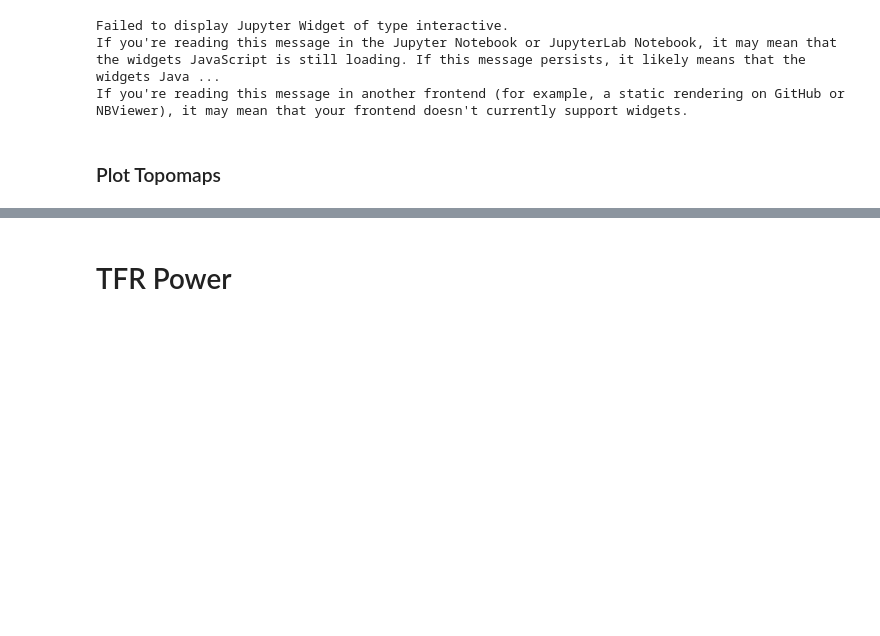
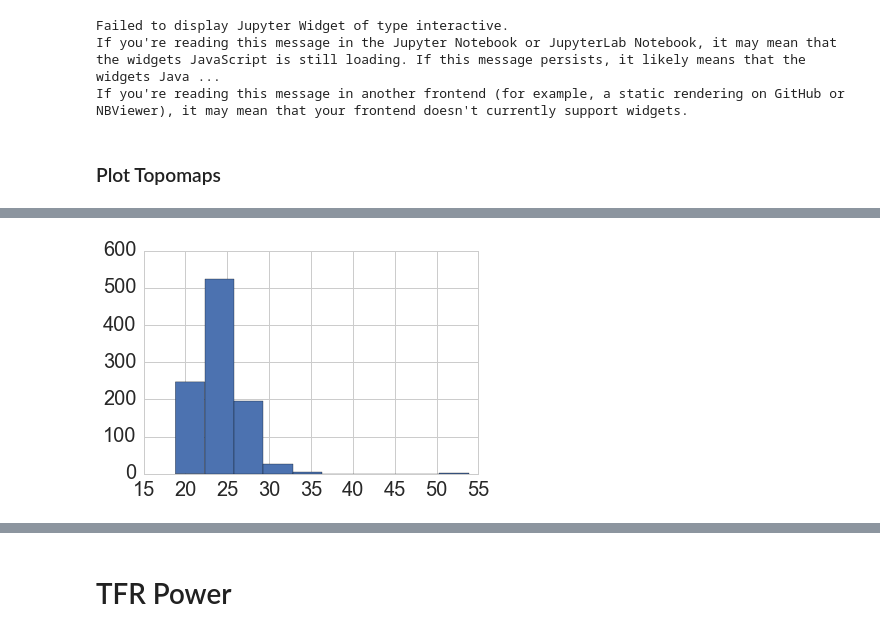
Before and after one commit to mghneurotherapeutics/msit, a Jupyter notebook: notebooks/02-eeg_sensor_analysis.ipynb, the cells around one changed output, grey strips where cells are left out. Drawn from its saved outputs; the diff is of its cells as text; code cells hidden in the pictures; blank space fills up the shorter version.

Commit message:
Added spatiotemporal permutation clustering with tfce

```diff
--- a/notebooks/02-eeg_sensor_analysis.ipynb
+++ b/notebooks/02-eeg_sensor_analysis.ipynb
@@ -332,0 +375,42 @@ interact(plot_topomap, subject=['group'] + subjects,
+# %%
+threshold = {'step': .1, 'start': 0}
+
+# load ch_connectivity
+epo_type = 'stimulus'
+f = '%s/group/evoked/group_%s_laplacian-ave.fif' % (pipeline_root, epo_type)
+evokeds = read_evokeds(f, verbose=False)
+evokeds[0].interpolate_bads(reset_bads=True)
+connectivity, ch_names = find_ch_connectivity(evokeds[0].info, ch_type='eeg')
+
+for epo_type in epoch_types:
+    print(epo_type)
+
+    # accumalate group data
+    group = []
+    for subject in subjects:
+        if subject == 'group':
+            continue
+
+        f = '%s/%s/evoked/%s_%s_laplacian-ave.fif' % (pipeline_root, subject,
+                                                      subject, epo_type)
+        evos = read_evokeds(f, verbose=False)
+        diff = evos[0].data - evos[1].data
+        group.append(diff.T)
+
+    X = np.array(group)
+
+    # spatio-temporal cluster testing
+    tfce, _, cluster_ps, perm_dist = spatio_temporal_cluster_1samp_test(X, verbose=True,
+                                                                        threshold=threshold,
+                                                                        n_permutations=5000,
+                                                                        connectivity=connectivity,
+                                                                        seed=5,
+                                                                        n_jobs=10)
+
+    cluster_ps = np.array(cluster_ps).reshape(tfce.shape).T
+    tfce = tfce.T
+    np.savez_compressed('%s/stats/%s_stats.npz' % (pipeline_root, epo_type),
+                        X=X, connectivity=connectivity, tfce=tfce,
+                        cluster_ps=cluster_ps,
+                        perm_dist=perm_dist)
+print('Done!')
@@ -332,0 +496,5 @@ interact(plot_topomap, subject=['group'] + subjects,
+# %%
+plt.hist(perm_dist)
+plt.show()
+# %% [output]
+[figure, added]
```
Also changed, not shown: parts of 11 cells of this notebook, 3 other files.
